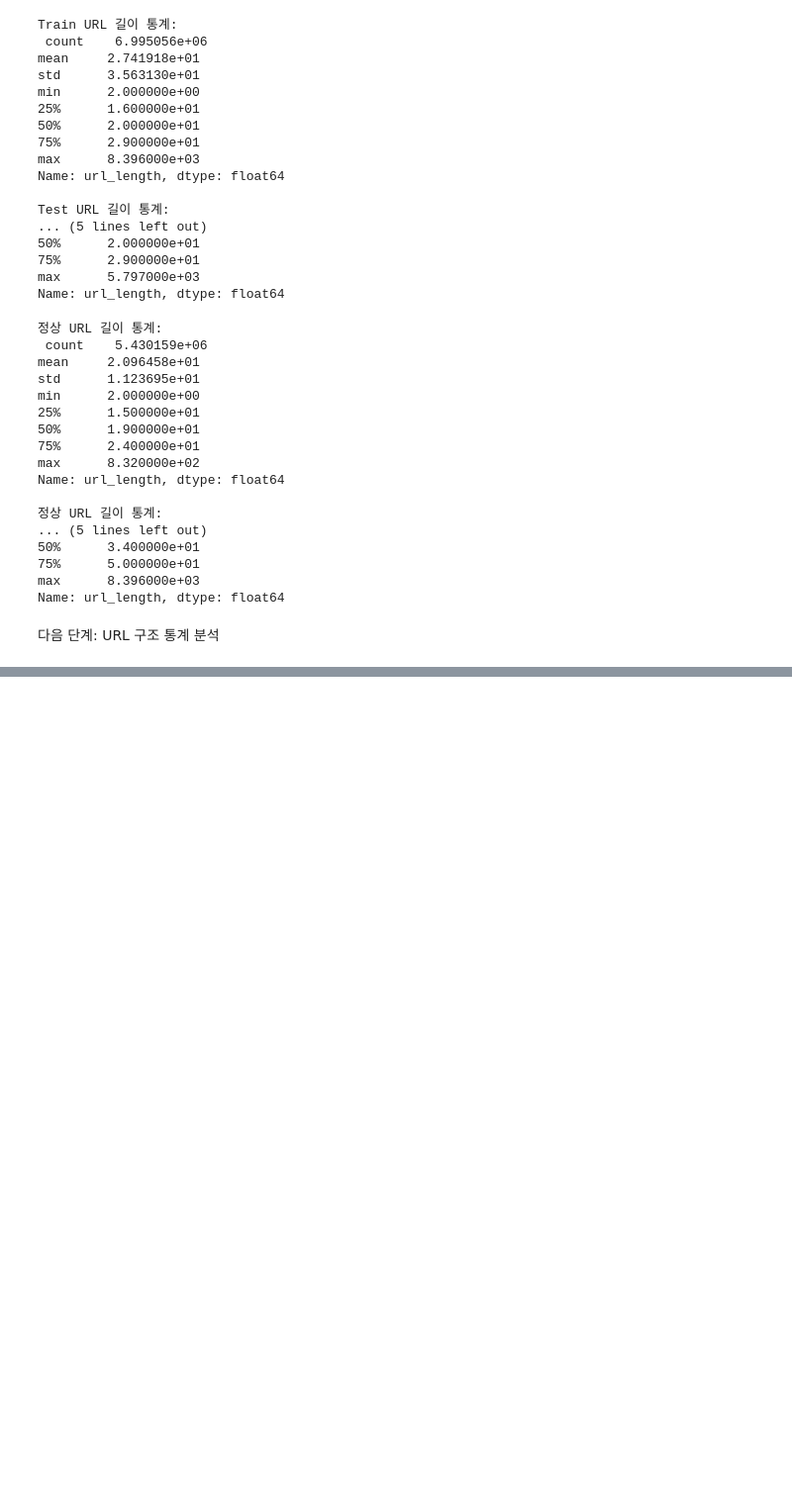
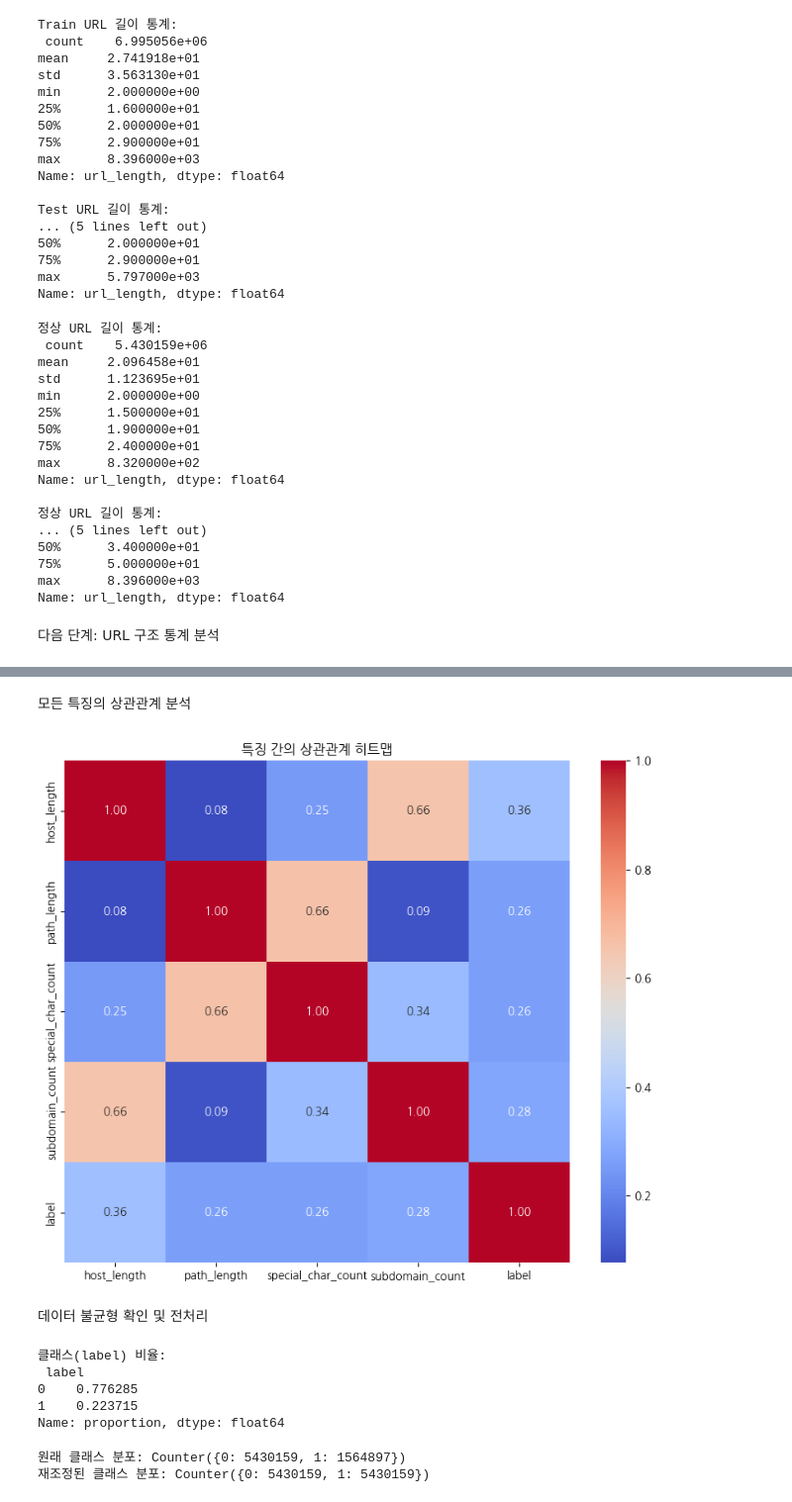
Before and after one commit to Bitefriend/ml_for_study, a Jupyter notebook: notebooks/exploration.ipynb, the cells around one changed output, grey strips where cells are left out. Shown: that part at 99% size. Cells and saved outputs as stored; diff of their text form; code cells hidden in the pictures; blank space fills up the shorter version.

```diff
--- a/notebooks/exploration.ipynb
+++ b/notebooks/exploration.ipynb
@@ -350,0 +500,46 @@ except NameError:
+# %% [markdown]
+모든 특징의 상관관계 분석
+# %%
+# 상관관계 행렬 계산
+correlation_matrix = train_df[['host_length', 'path_length', 'special_char_count', 'subdomain_count', 'label']].corr()
+
+# 상관관계 히트맵 시각화
+plt.figure(figsize=(10, 8))
+sns.heatmap(correlation_matrix, annot=True, cmap='coolwarm', fmt=".2f")
+plt.title('특징 간의 상관관계 히트맵')
+plt.show()
+# %% [output]
+[figure, added]
+# %% [markdown]
+데이터 불균형 확인 및 전처리
+# %%
+# 클래스 비율 확인
+print("클래스(label) 비율:\n", train_df['label'].value_counts(normalize=True))
+# %% [output]
+클래스(label) 비율:
+ label
+0    0.776285
+1    0.223715
+Name: proportion, dtype: float64
+# %%
+from imblearn.over_sampling import SMOTE
+from collections import Counter
+import pandas as pd
+
+# 데이터 준비
+# X는 특징(features), y는 정답(target)
+X = train_df[['host_length', 'path_length', 'special_char_count', 'subdomain_count']]
+y = train_df['label']
+
+# 원래 클래스 분포 확인
+print("원래 클래스 분포:", Counter(y))
+
+# SMOTE를 데이터셋에 적용
+sm = SMOTE(random_state=42)
+X_res, y_res = sm.fit_resample(X, y)
+
+# 재조정된 클래스 분포 확인
+print("재조정된 클래스 분포:", Counter(y_res))
+# %% [output]
+원래 클래스 분포: Counter({0: 5430159, 1: 1564897})
+재조정된 클래스 분포: Counter({0: 5430159, 1: 5430159})
```
Also changed, not shown: parts of 14 cells of this notebook.
